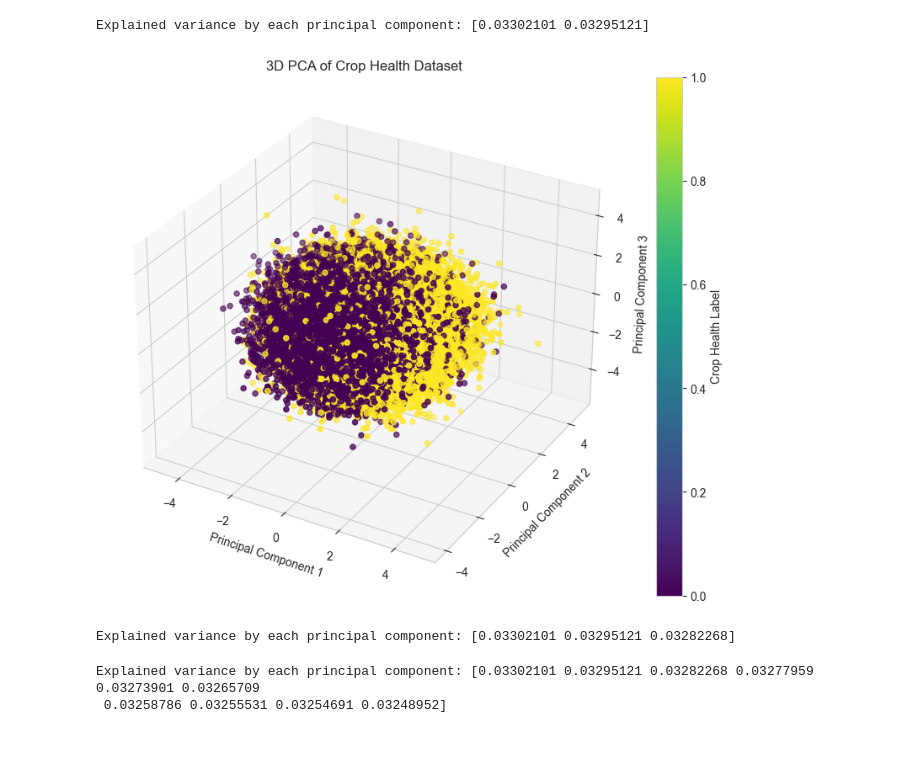
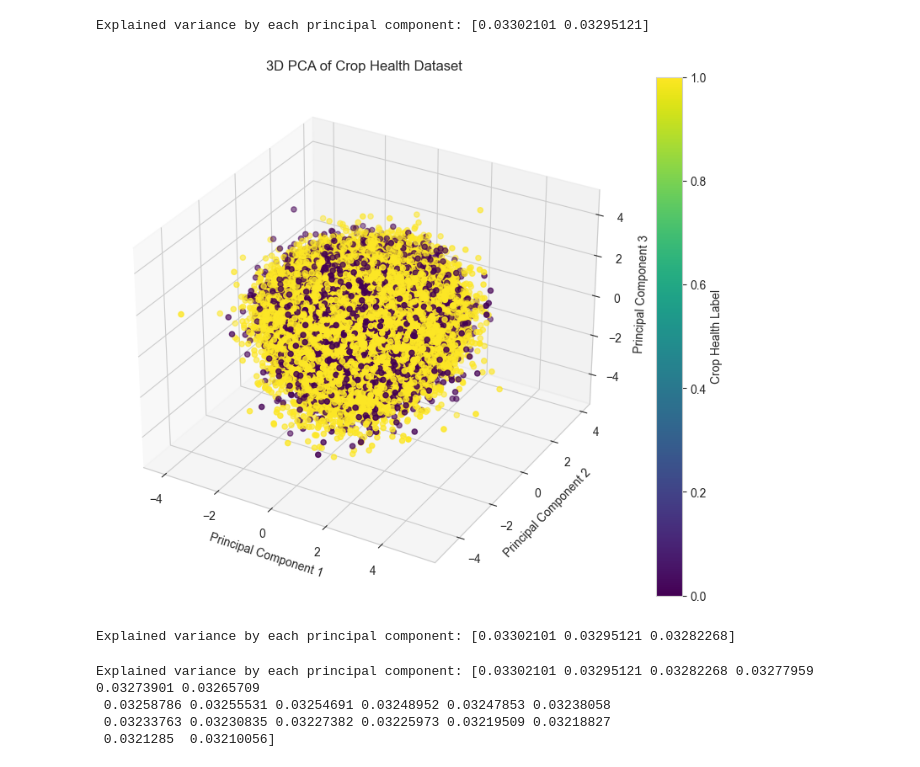
Before and after one commit to eloiherman/CropDiseasePredictor, a Jupyter notebook: code/drafts/dataset_acquaintance.ipynb, the cells around one changed output. Drawn from its saved outputs; the diff is of its cells as text; code cells hidden in the pictures.

```diff
--- a/code/drafts/dataset_acquaintance.ipynb
+++ b/code/drafts/dataset_acquaintance.ipynb
@@ -149,3 +155,7 @@ plt.show()
 [figure]
 # %% [markdown]
 ### PCA draft analysis
+# %%
+# take only features of interest for PCA
+print(features)
+features_pca = ['Elevation_Data', 'Canopy_Coverage', 'NDVI', 'SAVI', 'Chlorophyll_Content', 'Leaf_Area_Index', 'Crop_Stress_Indicator', 'Temperature', 'Humidity', 'Rainfall', 'Wind_Speed', 'Soil_Moisture', 'Soil_pH', 'Organic_Matter', 'Pest_Hotspots', 'Weed_Coverage', 'Pest_Damage', 'Crop_Growth_Stage', 'Expected_Yield', 'Water_Flow', 'Crop_Health_Label']
@@ -177,35 +188,31 @@ print(f'Explained variance by each principal component: {explained_variance}')
 Explained variance by each principal component: [0.03302101 0.03295121]
 # %%
 # PCA to visualize the data in 3D
-from sklearn.decomposition import PCA
-from sklearn.preprocessing import StandardScaler
-import matplotlib.pyplot as plt
-from mpl_toolkits.mplot3d import Axes3D
 
 # Standardize the features (if not already done)
 scaler = StandardScaler()
-scaled_features = scaler.fit_transform(df[features])
+scaled_features = scaler.fit_transform(df[features_pca[:-1]])  # Exclude the target variable
 
 # Apply PCA with 3 components
 pca = PCA(n_components=3)
 pca_result = pca.fit_transform(scaled_features)
 
 # Create a DataFrame for the PCA results
 pca_df = pd.DataFrame(data=pca_result, columns=['PC1', 'PC2', 'PC3'])
 pca_df['Crop_Health_Label'] = df['Crop_Health_Label']
 
 # Visualize in 3D
 fig = plt.figure(figsize=(10, 8))
 ax = fig.add_subplot(111, projection='3d')
 scatter = ax.scatter(pca_df['PC1'], pca_df['PC2'], pca_df['PC3'], c=pca_df['Crop_Health_Label'].astype('category').cat.codes, cmap='viridis')
 ax.set_xlabel('Principal Component 1')
 ax.set_ylabel('Principal Component 2')
 ax.set_zlabel('Principal Component 3')
 ax.set_title('3D PCA of Crop Health Dataset')
 plt.colorbar(scatter, label='Crop Health Label')
 plt.show()
 # %% [output]
-[figure, old version]
+[figure, new version]
 # %%
 explained_variance = pca.explained_variance_ratio_
 print(f'Explained variance by each principal component: {explained_variance}')
@@ -213,10 +220,12 @@ print(f'Explained variance by each principal component: {explained_variance}')
 Explained variance by each principal component: [0.03302101 0.03295121 0.03282268]
 # %%
 # pca with more components to see how much variance is explained by the first few components
-pca = PCA(n_components=10)
+pca = PCA(n_components=20)
 pca_result = pca.fit_transform(scaled_features)
 explained_variance = pca.explained_variance_ratio_
 print(f'Explained variance by each principal component: {explained_variance}')
 # %% [output]
 Explained variance by each principal component: [0.03302101 0.03295121 0.03282268 0.03277959 0.03273901 0.03265709
- 0.03258786 0.03255531 0.03254691 0.03248952]
+ 0.03258786 0.03255531 0.03254691 0.03248952 0.03247853 0.03238058
+ 0.03233763 0.03230835 0.03227382 0.03225973 0.03219509 0.03218827
+ 0.0321285  0.03210056]
```
Also changed, not shown: parts of 14 cells of this notebook.
